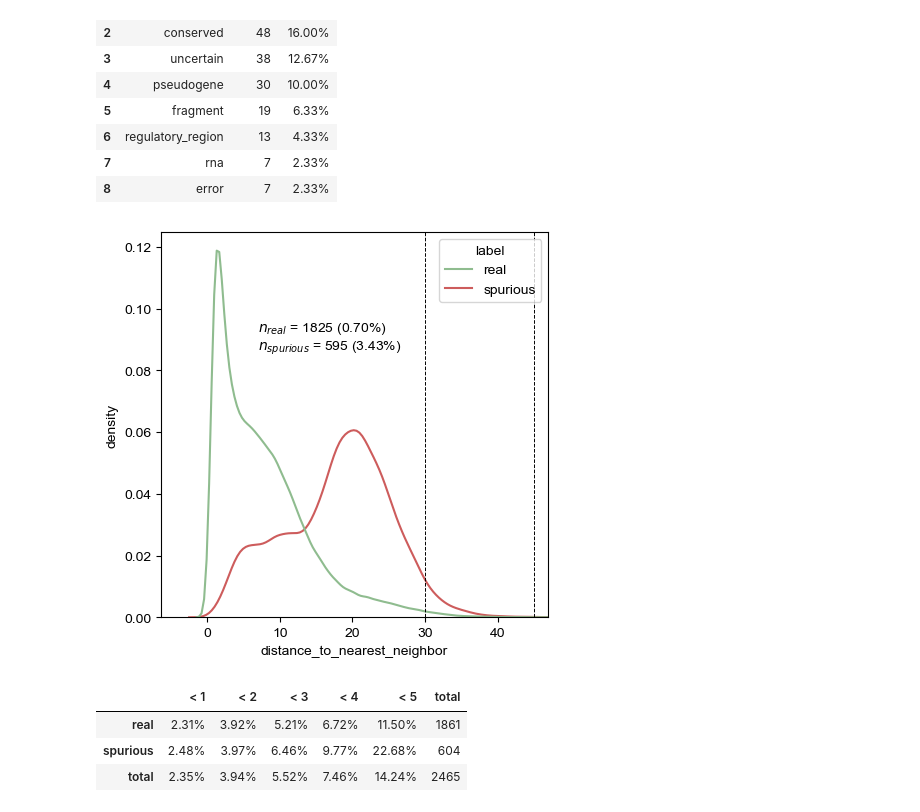
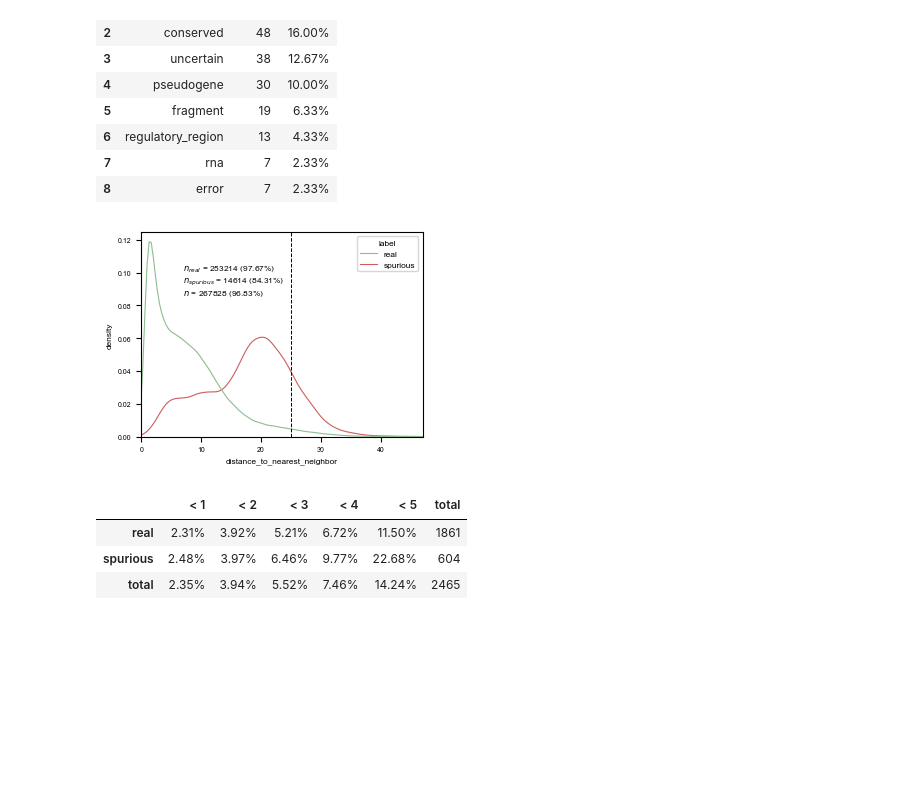
Before and after one commit to pipparichter/frugal, a Jupyter notebook: notebooks/results-1-2.ipynb, the cells around one changed output. Saved outputs shown, nothing was run; the diff lists cells and outputs as text; code cells hidden in the pictures; blank space fills up the shorter version.

Commit message:
some more plotting stuff

```diff
--- a/notebooks/results-1-2.ipynb
+++ b/notebooks/results-1-2.ipynb
@@ -95,36 +97,40 @@ results_df = get_graph_info(results_df, graph)
 # %%
 # Plot the distribution of neihbor distances.
 
-def figure(results_df:pd.DataFrame, max_distance_to_nearest_neighbor:float=45, min_distance_to_nearest_neighbor:float=30):
+def figure_1(results_df:pd.DataFrame, max_distance_to_nearest_neighbor:float=45, min_distance_to_nearest_neighbor:float=25, path:str='../figures/results-1.2_figure-1.pdf'):
     '''Distribution of the nearest-neighbor distances, used to select a reasonable min_distance_to_nearest_neighbor to
     define remote sequences. From the plot, it is evident that the vast majority of both real and spurious sequences have
     a neighbor whose Euclidean distance is < 30.'''
-    fig, ax = plt.subplots(figsize=(5, 5))
+    fig, ax = get_figure()
 
     figure_df = results_df.copy()
     figure_df['label'] = np.where(figure_df.label == 0, 'spurious', 'real')
 
     palette = {'real':'darkseagreen', 'spurious':'indianred'}
     sns.kdeplot(figure_df, x='distance_to_nearest_neighbor', ax=ax, hue='label', palette=palette, common_norm=False)
 
     ax.set_xlim(xmax=max_distance_to_nearest_neighbor + 2)
     # print(f'figure: Num. distances beyond x-axis limit ({max_distance_to_nearest_neighbor}):', (figure_df.distance_to_nearest_neighbor > max_distance_to_nearest_neighbor).sum())
 
     ax.axvline(min_distance_to_nearest_neighbor, ls='--', color='black', lw=0.7)
-    ax.axvline(max_distance_to_nearest_neighbor, ls='--', color='black', lw=0.7)
+    # ax.axvline(max_distance_to_nearest_neighbor, ls='--', color='black', lw=0.7)
     text = ''
     for label, df in figure_df.groupby('label'):
-        n = ((df.distance_to_nearest_neighbor > min_distance_to_nearest_neighbor) & (df.distance_to_nearest_neighbor < max_distance_to_nearest_neighbor)).sum()
+        # n = ((df.distance_to_nearest_neighbor > min_distance_to_nearest_neighbor) & (df.distance_to_nearest_neighbor < max_distance_to_nearest_neighbor)).sum()
+        n = ((df.distance_to_nearest_neighbor < min_distance_to_nearest_neighbor)).sum()
         text += get_text(label, n, len(df))
-    ax.text(0.25, 0.65, text, transform=ax.transAxes)
+    n = ((figure_df.distance_to_nearest_neighbor < min_distance_to_nearest_neighbor)).sum()
+    text += get_text('', n, len(figure_df))
+    ax.text(0.15, 0.65, text, transform=ax.transAxes)
     sns.move_legend(ax, loc='upper right')
     ax.set_ylabel('density')
+    ax.set_xlim(xmin=0)
 
-    plt.show()
+    save_figure(fig, path=path)
 
-figure(results_df)
+figure_1(results_df)
 # %% [output]
-[figure, old version]
+[figure, new version]
 # %%
 
 def count_neighbors(neighbor_ids, label:int=0, results_df:pd.DataFrame=None):
```
Also changed, not shown: parts of 4 cells of this notebook, 16 other files.
